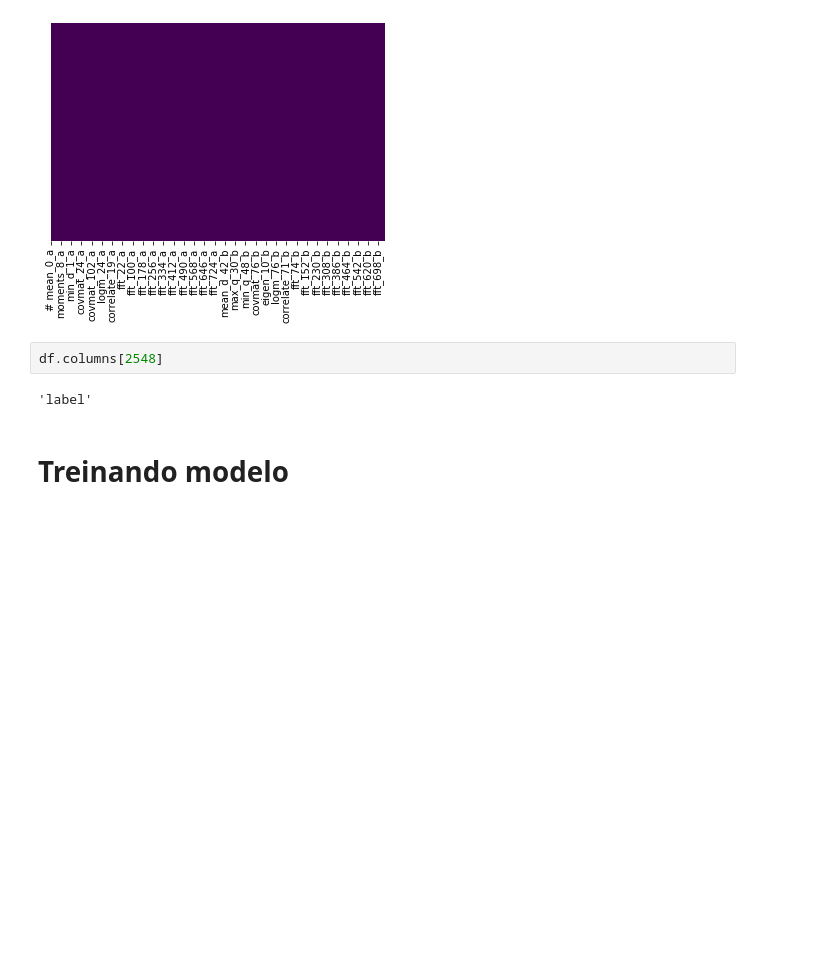
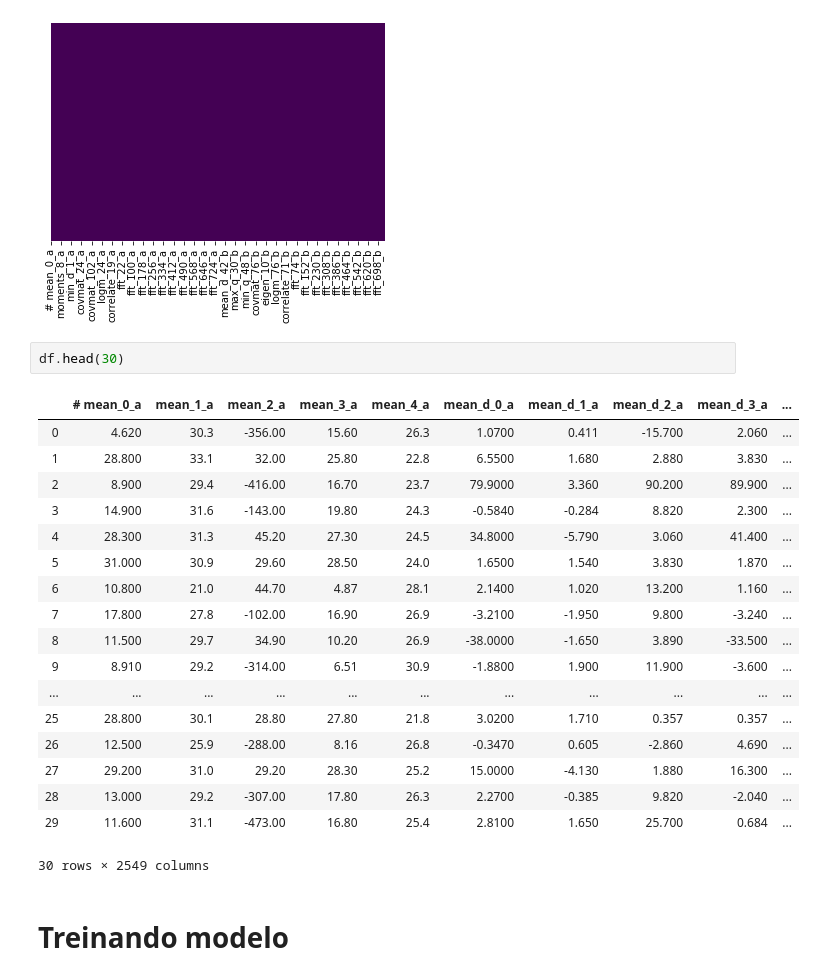
Before and after one commit to Vinschers/egg-wave, a Jupyter notebook: ML/Teste0 - Dataset de Emocoes/Teste0 - v1.ipynb, the cells around one changed output. Cells and saved outputs as stored; diff of their text form; blank space fills up the shorter version.

```diff
--- a/ML/Teste0 - Dataset de Emocoes/Teste0 - v1.ipynb
+++ b/ML/Teste0 - Dataset de Emocoes/Teste0 - v1.ipynb
@@ -13,10 +13,27 @@ sns.heatmap(df.isnull(),yticklabels=False,cbar=False,cmap='viridis')
 # %% [output]
 <matplotlib.axes._subplots.AxesSubplot at 0x...>
 [figure]
-# %%
-df.columns[2548]
-# %% [output]
-'label'
+# %%
+df.head(30)
+# %% [output]
+|  | # mean_0_a | mean_1_a | mean_2_a | mean_3_a | mean_4_a | mean_d_0_a | mean_d_1_a | mean_d_2_a | mean_d_3_a | ... |
+| 0 | 4.620 | 30.3 | -356.00 | 15.60 | 26.3 | 1.0700 | 0.411 | -15.700 | 2.060 | ... |
+| 1 | 28.800 | 33.1 | 32.00 | 25.80 | 22.8 | 6.5500 | 1.680 | 2.880 | 3.830 | ... |
+| 2 | 8.900 | 29.4 | -416.00 | 16.70 | 23.7 | 79.9000 | 3.360 | 90.200 | 89.900 | ... |
+| 3 | 14.900 | 31.6 | -143.00 | 19.80 | 24.3 | -0.5840 | -0.284 | 8.820 | 2.300 | ... |
+| 4 | 28.300 | 31.3 | 45.20 | 27.30 | 24.5 | 34.8000 | -5.790 | 3.060 | 41.400 | ... |
+| 5 | 31.000 | 30.9 | 29.60 | 28.50 | 24.0 | 1.6500 | 1.540 | 3.830 | 1.870 | ... |
+| 6 | 10.800 | 21.0 | 44.70 | 4.87 | 28.1 | 2.1400 | 1.020 | 13.200 | 1.160 | ... |
+| 7 | 17.800 | 27.8 | -102.00 | 16.90 | 26.9 | -3.2100 | -1.950 | 9.800 | -3.240 | ... |
+| 8 | 11.500 | 29.7 | 34.90 | 10.20 | 26.9 | -38.0000 | -1.650 | 3.890 | -33.500 | ... |
+| 9 | 8.910 | 29.2 | -314.00 | 6.51 | 30.9 | -1.8800 | 1.900 | 11.900 | -3.600 | ... |
+| ... | ... | ... | ... | ... | ... | ... | ... | ... | ... | ... |
+| 25 | 28.800 | 30.1 | 28.80 | 27.80 | 21.8 | 3.0200 | 1.710 | 0.357 | 0.357 | ... |
+| 26 | 12.500 | 25.9 | -288.00 | 8.16 | 26.8 | -0.3470 | 0.605 | -2.860 | 4.690 | ... |
+| 27 | 29.200 | 31.0 | 29.20 | 28.30 | 25.2 | 15.0000 | -4.130 | 1.880 | 16.300 | ... |
+| 28 | 13.000 | 29.2 | -307.00 | 17.80 | 26.3 | 2.2700 | -0.385 | 9.820 | -2.040 | ... |
+| 29 | 11.600 | 31.1 | -473.00 | 16.80 | 25.4 | 2.8100 | 1.650 | 25.700 | 0.684 | ... |
+30 rows × 2549 columns
 # %% [markdown]
 # Treinando modelo
 # %%
```
Also changed, not shown: parts of 9 cells of this notebook, 6 other files.
